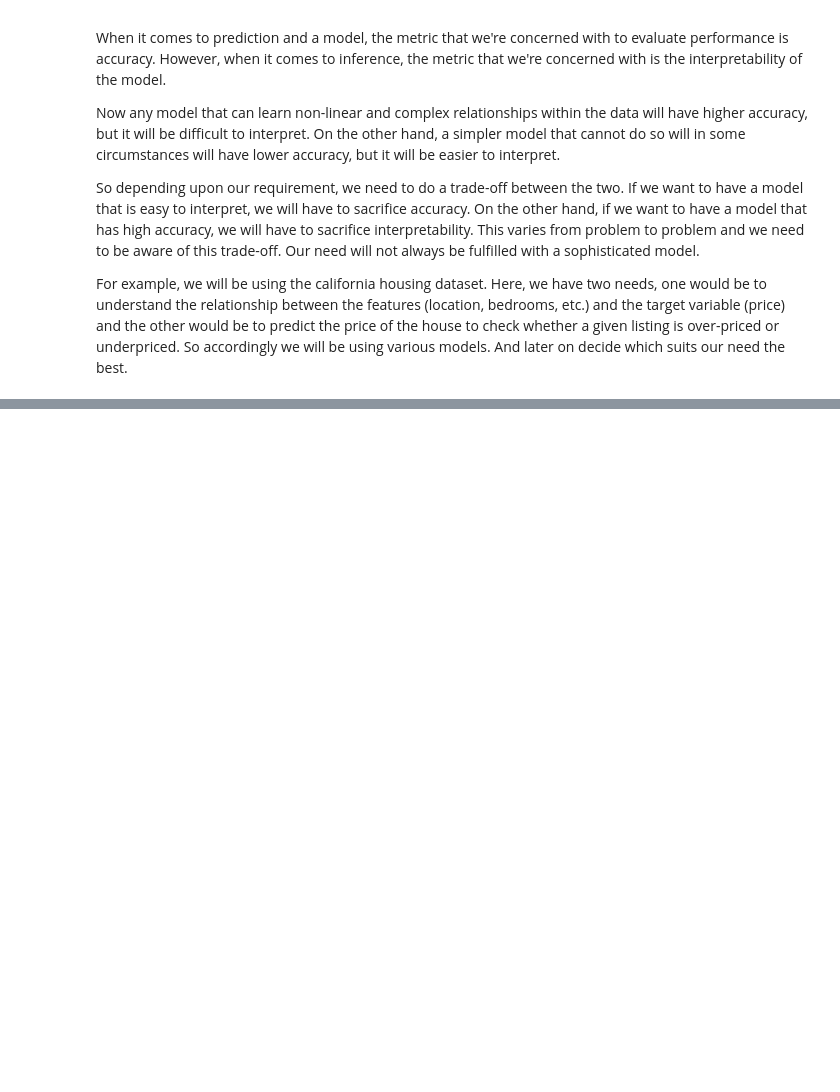
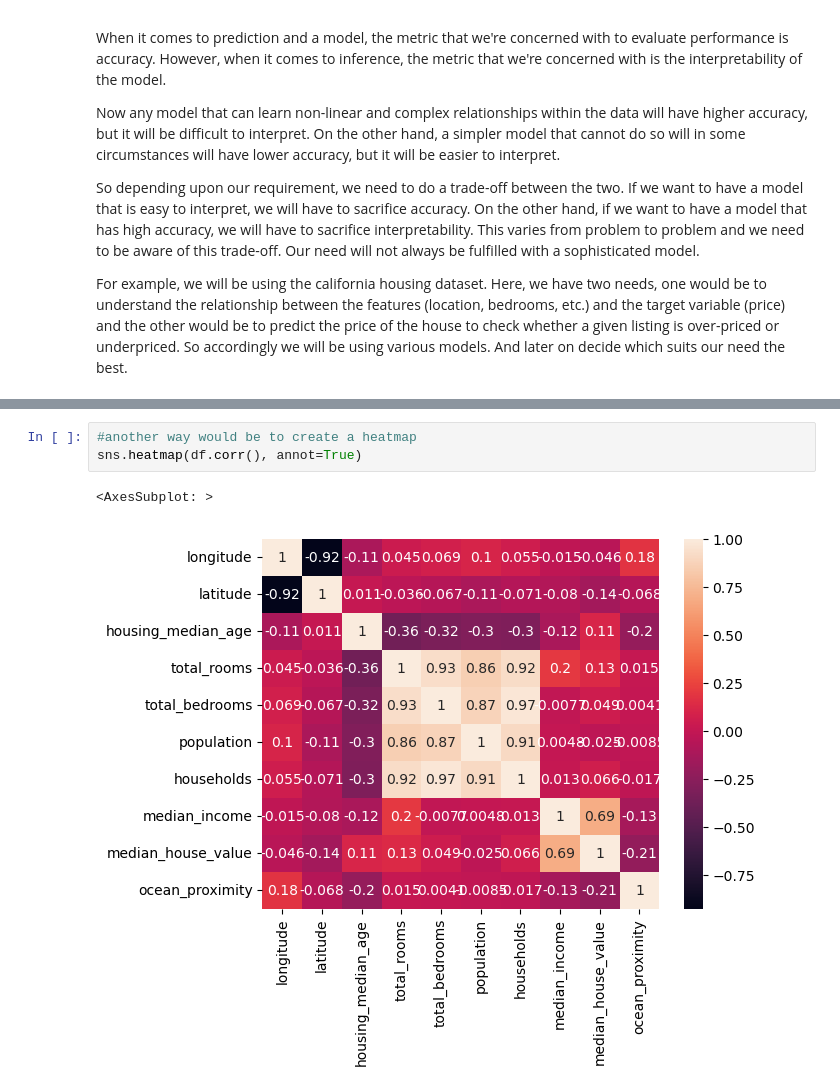
Before and after one commit to CaptainAHD/AI-ML, a Jupyter notebook: Prediction and Inference/Notebook.ipynb, the cells around one changed output, grey strips where cells are left out. Saved outputs shown, nothing was run; the diff lists cells and outputs as text; blank space fills up the shorter version.

```diff
--- a/Prediction and Inference/Notebook.ipynb
+++ b/Prediction and Inference/Notebook.ipynb
@@ -116,0 +139,6 @@ So accordingly we will be using various models. And later on decide which suits
+# %%
+#another way would be to create a heatmap
+sns.heatmap(df.corr(), annot=True)
+# %% [output]
+<AxesSubplot: >
+[figure, added]
```
Also changed, not shown: parts of 22 cells of this notebook.
